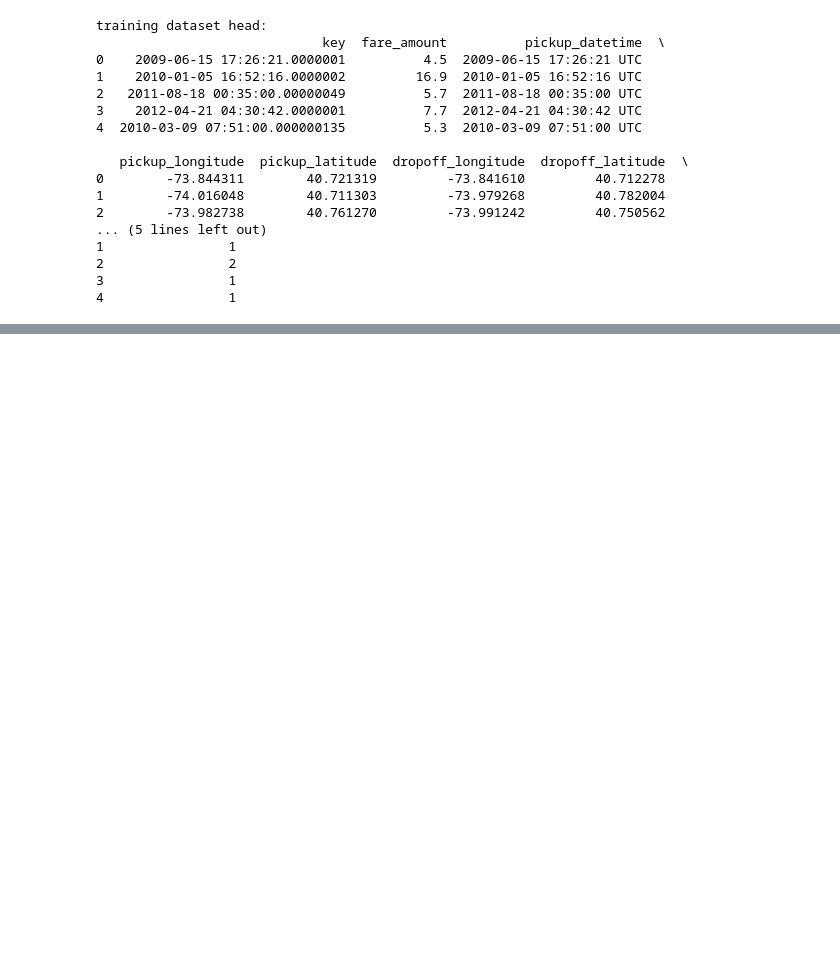
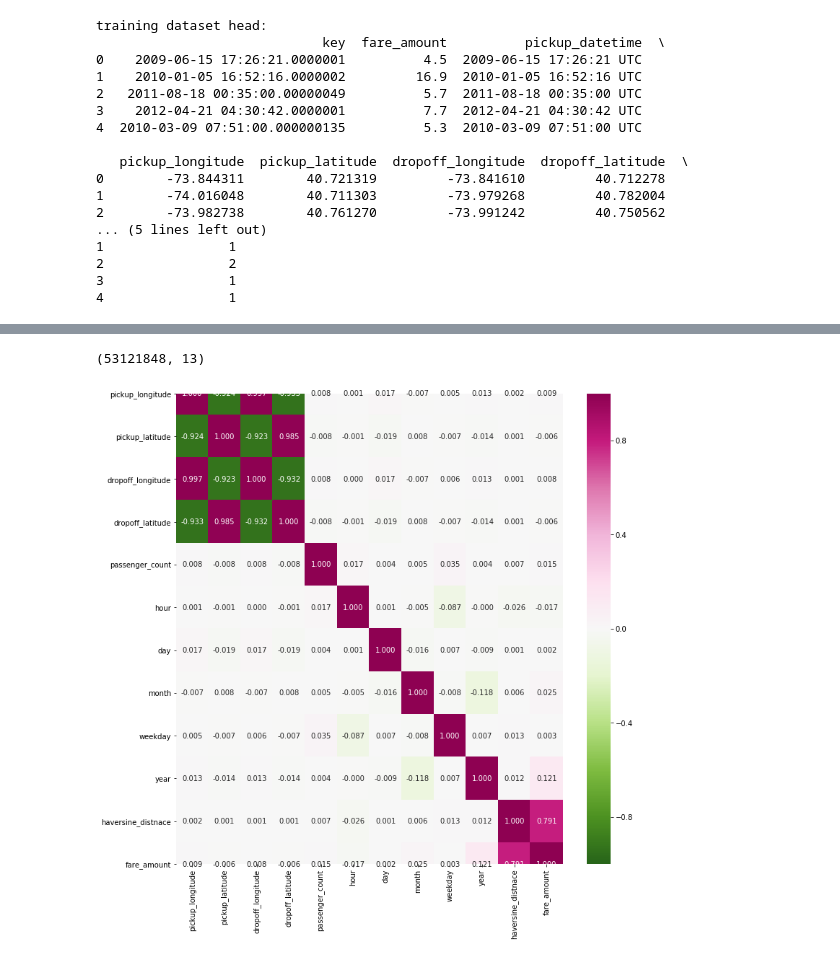
Before and after one commit to kalyanideshmukh11/Taxi-Fare-Predictor, a Jupyter notebook: NYtaxi_fare_prediction.ipynb, the cells around one changed output, grey strips where cells are left out. Cells and saved outputs as stored; diff of their text form; code cells hidden in the pictures; blank space fills up the shorter version.

```diff
--- a/NYtaxi_fare_prediction.ipynb
+++ b/NYtaxi_fare_prediction.ipynb
@@ -141,0 +166,10 @@ train_target.describe()
+# %%
+train_df = pd.concat([train_target, train_label], axis = 1)
+print(train_df.shape)
+
+corrs = train_df.corr()
+plt.figure(figsize = (12, 12))
+sbn.heatmap(corrs, annot = True, vmin = -1, vmax = 1, fmt = '.3f', cmap=plt.cm.PiYG_r);
+# %% [output]
+(53121848, 13)
+[figure, added]
```
Also changed, not shown: parts of 4 cells of this notebook.
